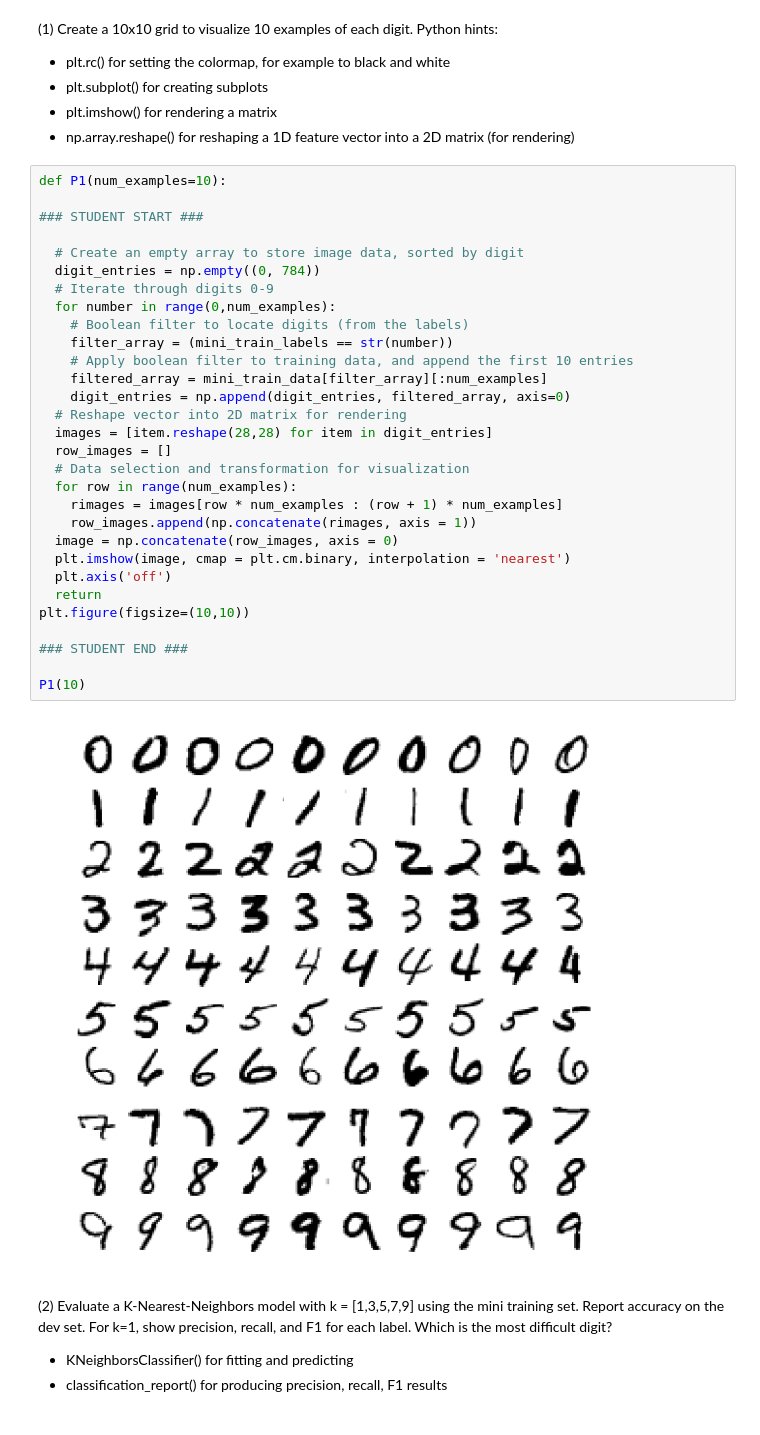
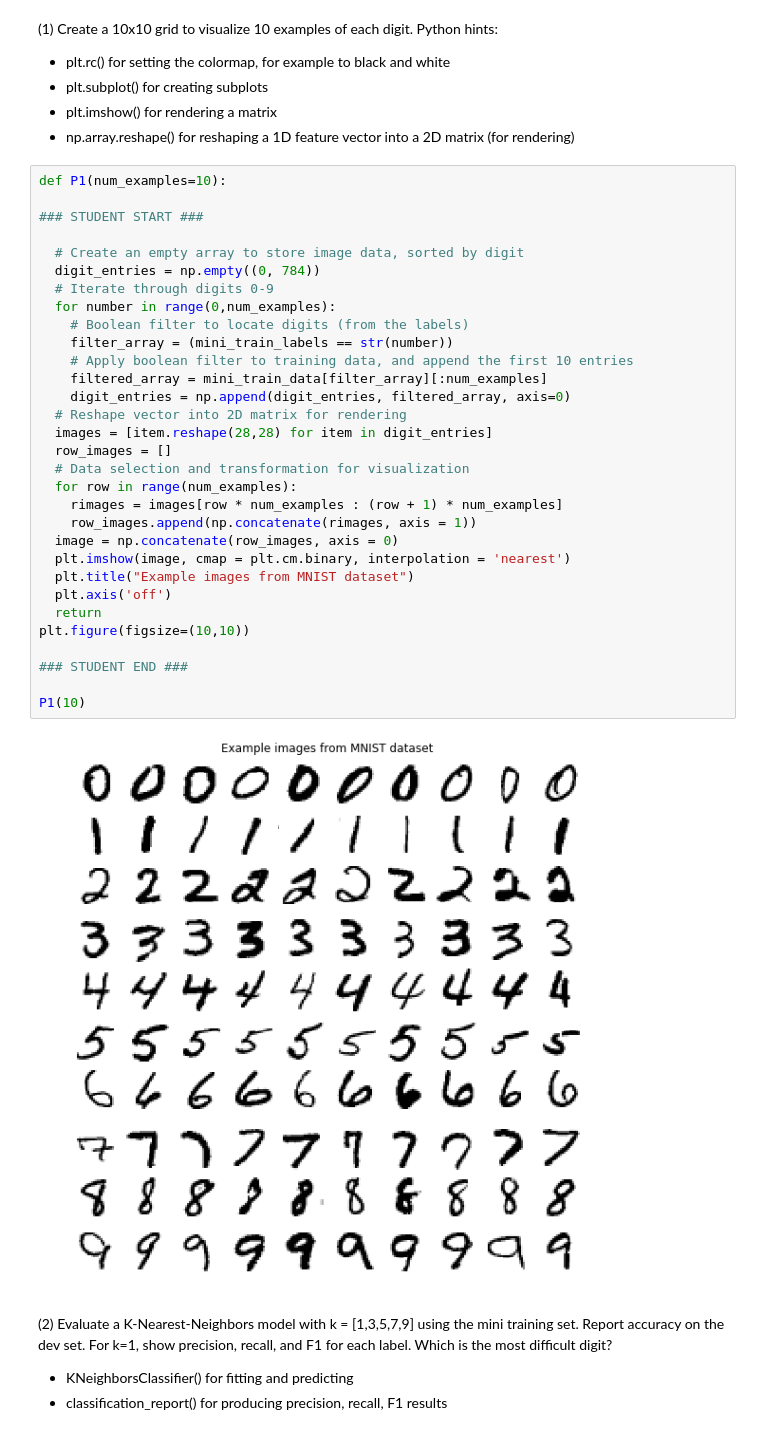
Before and after one commit to alekstoteles/UCB, a Jupyter notebook: alexander_mueller_p1.ipynb, the cells around one changed output. Saved outputs shown, nothing was run; the diff lists cells and outputs as text.

```diff
--- a/alexander_mueller_p1.ipynb
+++ b/alexander_mueller_p1.ipynb
@@ -72,34 +72,35 @@ label shape: (70000,)
 def P1(num_examples=10):
 
 ### STUDENT START ###
 
   # Create an empty array to store image data, sorted by digit
   digit_entries = np.empty((0, 784))
   # Iterate through digits 0-9
   for number in range(0,num_examples):
     # Boolean filter to locate digits (from the labels)
     filter_array = (mini_train_labels == str(number))
     # Apply boolean filter to training data, and append the first 10 entries
     filtered_array = mini_train_data[filter_array][:num_examples]
     digit_entries = np.append(digit_entries, filtered_array, axis=0)
   # Reshape vector into 2D matrix for rendering
   images = [item.reshape(28,28) for item in digit_entries]
   row_images = []
   # Data selection and transformation for visualization
   for row in range(num_examples):
     rimages = images[row * num_examples : (row + 1) * num_examples]
     row_images.append(np.concatenate(rimages, axis = 1))
   image = np.concatenate(row_images, axis = 0)
   plt.imshow(image, cmap = plt.cm.binary, interpolation = 'nearest')
+  plt.title("Example images from MNIST dataset")
   plt.axis('off')
   return
 plt.figure(figsize=(10,10))
 
 ### STUDENT END ###
 
 P1(10)
 # %% [output]
-[figure, old version]
+[figure, new version]
 # %% [markdown]
 (2) Evaluate a K-Nearest-Neighbors model with k = [1,3,5,7,9] using the mini training set. Report accuracy on the dev set. For k=1, show precision, recall, and F1 for each label. Which is the most difficult digit?
 
```
Also changed, not shown: parts of 23 cells of this notebook.
